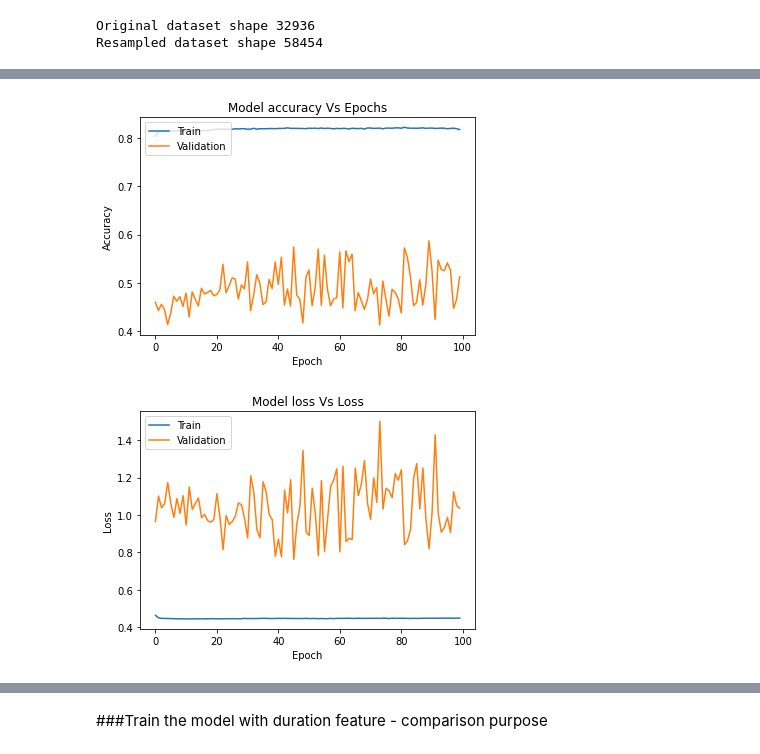
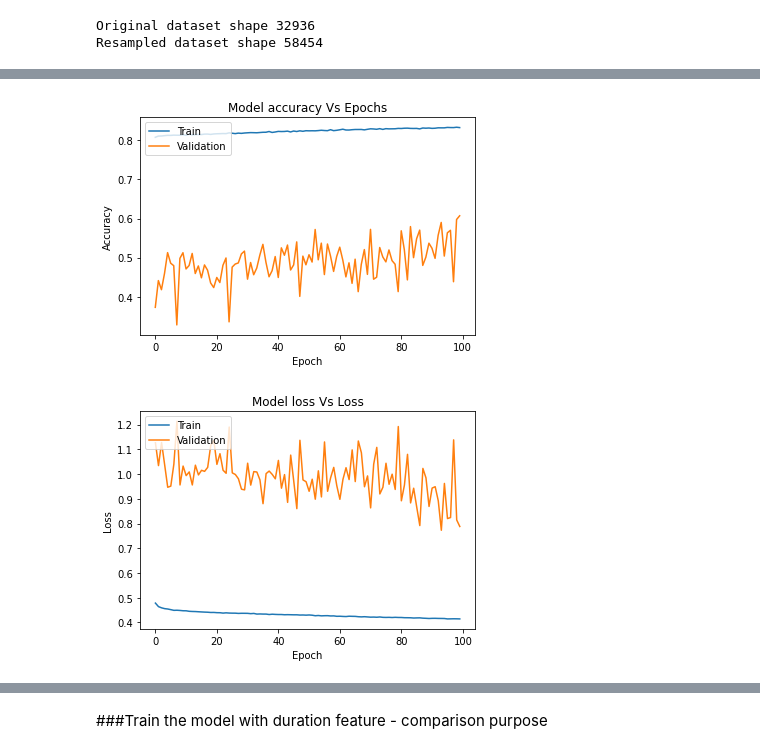
Before and after one commit to ShawnLiu119/Bank-Marketing_Clas-Clus-AppDev, a Jupyter notebook: BankMkting_NN_OneHotEncoding.ipynb, the cells around one changed output, grey strips where cells are left out. Cells and saved outputs as stored; diff of their text form; code cells hidden in the pictures.

```diff
--- a/BankMkting_NN_OneHotEncoding.ipynb
+++ b/BankMkting_NN_OneHotEncoding.ipynb
@@ -406,10 +442,11 @@ Original dataset shape 32936
 Resampled dataset shape 58454
 # %%
 model2 = Sequential()
-model2.add(Dense(units = 16, activation='relu',input_dim = x_s2.shape[1]))
-model2.add(Dense(units = 8 ,activation='relu', kernel_regularizer=tf.keras.regularizers.L2(0.001)))
-model.add(Dropout(0.2))
-model2.add(Dense(units = 1, activation = 'sigmoid'))
+model2.add(Flatten(input_shape=( x_s2.shape[1],)))
+model2.add(Dense(units = 64, kernel_initializer = 'he_uniform',activation='relu'))
+model2.add(Dense(units = 16, kernel_initializer = 'he_uniform',activation='relu', kernel_regularizer=tf.keras.regularizers.L2(0.01)))
+model2.add(Dropout(0.2))
+model2.add(Dense(units = 1, kernel_initializer = 'glorot_uniform', activation = 'sigmoid'))
 # %%
 model2.compile(optimizer = 'rmsprop', loss = 'binary_crossentropy', metrics = ['accuracy'])
 model2.summary()
@@ -430,6 +471,6 @@ Trainable params: 673
 Non-trainable params: 0
 _________________________________________________________________
 # %%
-model_history = model2.fit(x_s2, y_s2,validation_split=0.33, batch_size = 10, epochs = 100)
+model2_history = model2.fit(x_s2, y_s2,validation_split=0.33, batch_size = 100, epochs = 100)
 # %% [output]
 Epoch 1/100
@@ -452,20 +522,20 @@ Epoch 100/100
 # %%
-plt.plot(model_history.history['accuracy'])
-plt.plot(model_history.history['val_accuracy'])
+plt.plot(model2_history.history['accuracy'])
+plt.plot(model2_history.history['val_accuracy'])
 plt.title('Model accuracy Vs Epochs')
 plt.ylabel('Accuracy')
 plt.xlabel('Epoch')
 plt.legend(['Train', 'Validation'], loc='upper left')
 plt.show()
 
 # summarize history for loss
-plt.plot(model_history.history['loss'])
-plt.plot(model_history.history['val_loss'])
+plt.plot(model2_history.history['loss'])
+plt.plot(model2_history.history['val_loss'])
 plt.title('Model loss Vs Loss')
 plt.ylabel('Loss')
 plt.xlabel('Epoch')
 plt.legend(['Train', 'Validation'], loc='upper left')
 plt.show()
 # %% [output]
-[figure, old version]
+[figure, new version]
-[figure, old version]
+[figure, new version]
```
Also changed, not shown: parts of 53 cells of this notebook.
